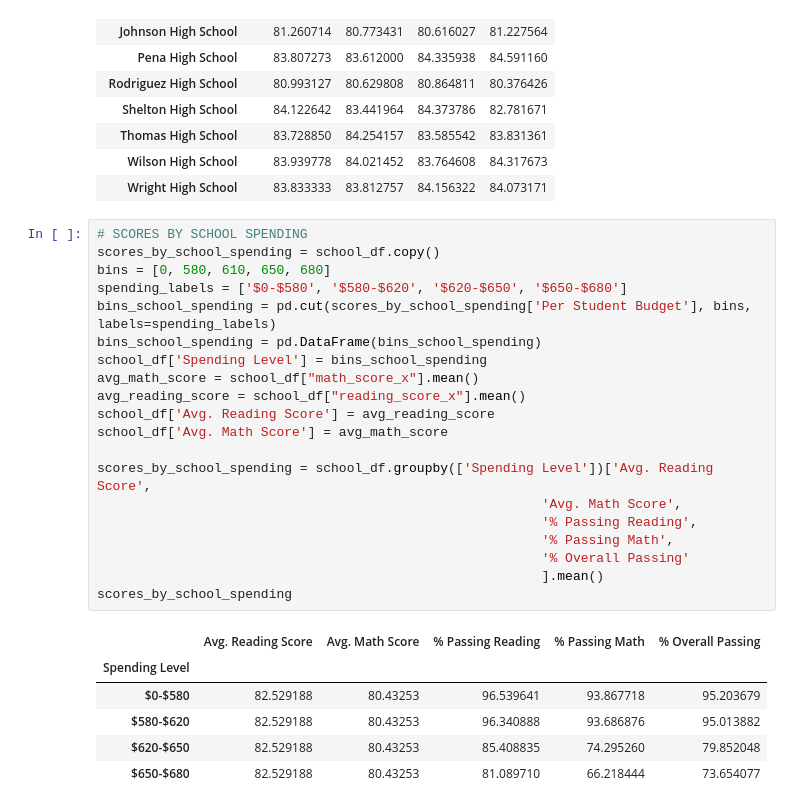
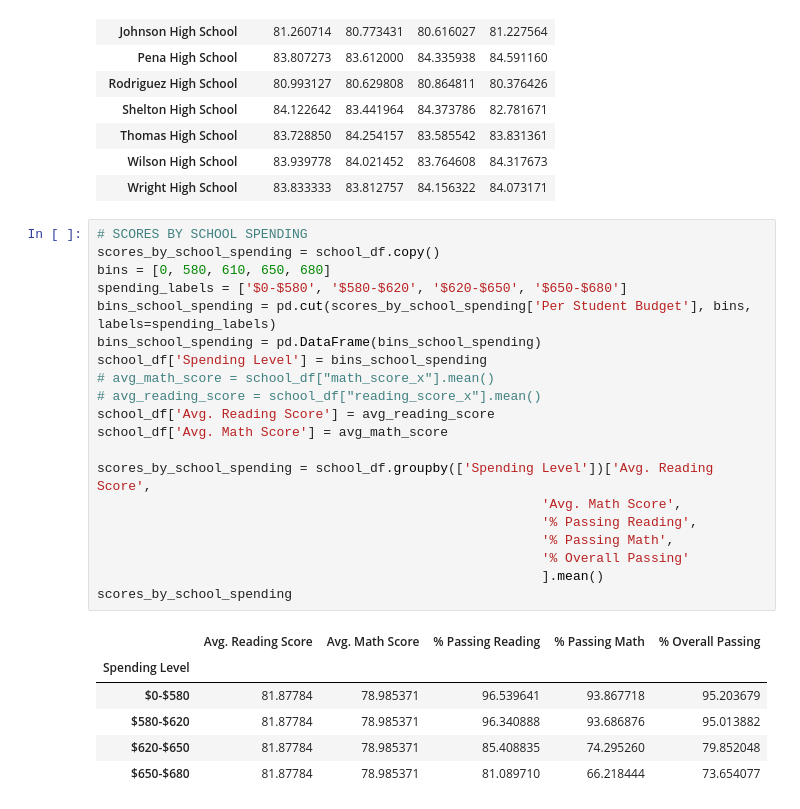
Before and after one commit to shelly9109/pandas-challenge, a Jupyter notebook: PyCitySchools.ipynb, the cells around one changed output. Cells and saved outputs as stored; diff of their text form.

```diff
--- a/PyCitySchools.ipynb
+++ b/PyCitySchools.ipynb
@@ -162,30 +162,30 @@ read_scores_by_grade_df
 # %%
 # SCORES BY SCHOOL SPENDING
 scores_by_school_spending = school_df.copy()
 bins = [0, 580, 610, 650, 680]
 spending_labels = ['$0-$580', '$580-$620', '$620-$650', '$650-$680']
 bins_school_spending = pd.cut(scores_by_school_spending['Per Student Budget'], bins, labels=spending_labels)
 bins_school_spending = pd.DataFrame(bins_school_spending)
 school_df['Spending Level'] = bins_school_spending
-avg_math_score = school_df["math_score_x"].mean()
-avg_reading_score = school_df["reading_score_x"].mean()
+# avg_math_score = school_df["math_score_x"].mean()
+# avg_reading_score = school_df["reading_score_x"].mean()
 school_df['Avg. Reading Score'] = avg_reading_score
 school_df['Avg. Math Score'] = avg_math_score
 
 scores_by_school_spending = school_df.groupby(['Spending Level'])['Avg. Reading Score',
                                                          'Avg. Math Score',
                                                          '% Passing Reading',
                                                          '% Passing Math',
                                                          '% Overall Passing'
                                                          ].mean()
 scores_by_school_spending
 # %% [output]
 |  | Avg. Reading Score | Avg. Math Score | % Passing Reading | % Passing Math | % Overall Passing |
 | Spending Level |  |  |  |  |  |
-| $0-$580 | 82.529188 | 80.43253 | 96.539641 | 93.867718 | 95.203679 |
-| $580-$620 | 82.529188 | 80.43253 | 96.340888 | 93.686876 | 95.013882 |
-| $620-$650 | 82.529188 | 80.43253 | 85.408835 | 74.295260 | 79.852048 |
-| $650-$680 | 82.529188 | 80.43253 | 81.089710 | 66.218444 | 73.654077 |
+| $0-$580 | 81.87784 | 78.985371 | 96.539641 | 93.867718 | 95.203679 |
+| $580-$620 | 81.87784 | 78.985371 | 96.340888 | 93.686876 | 95.013882 |
+| $620-$650 | 81.87784 | 78.985371 | 85.408835 | 74.295260 | 79.852048 |
+| $650-$680 | 81.87784 | 78.985371 | 81.089710 | 66.218444 | 73.654077 |
 # %%
 # SCORES BY SCHOOL SIZE
 scores_by_school_size = school_df.copy()
```
Also changed, not shown: parts of 5 cells of this notebook.
